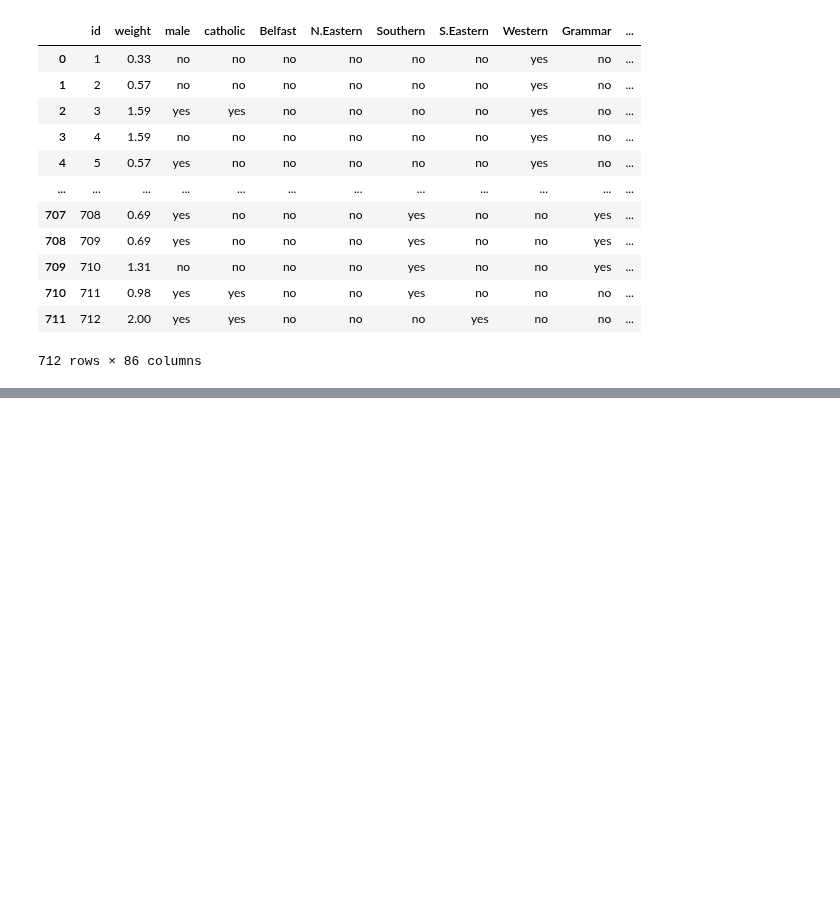
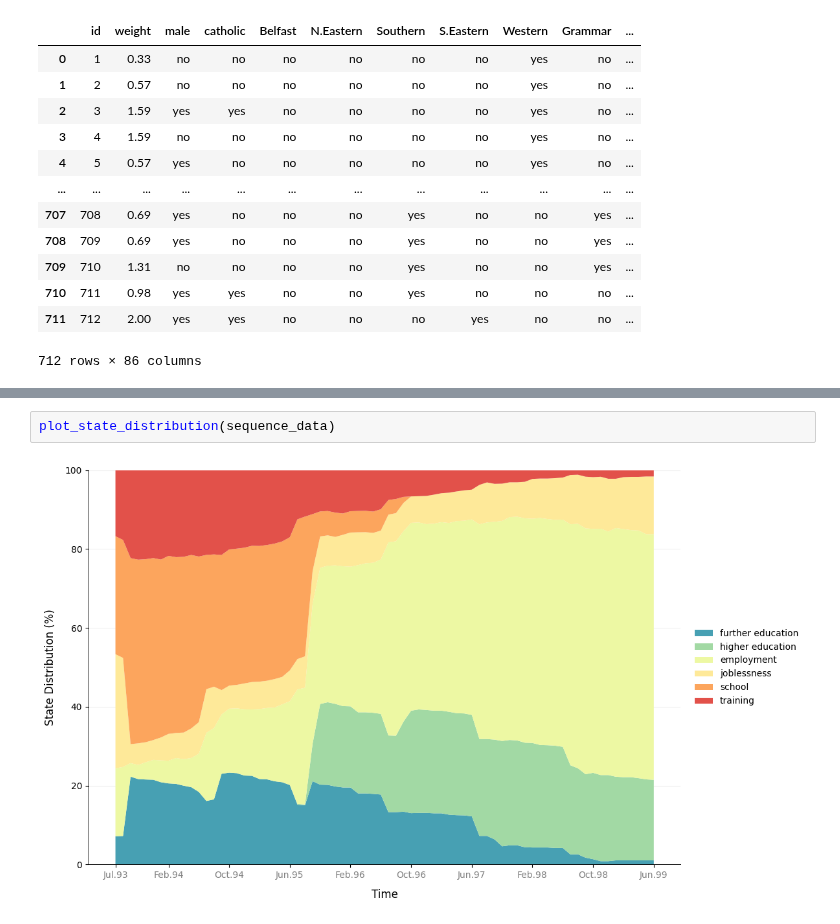
Before and after one commit to sdaza/Sequenzo, a Jupyter notebook: Tutorials/weighted_data/mvad.ipynb, the cells around one changed output, grey strips where cells are left out. Saved outputs shown, nothing was run; the diff lists cells and outputs as text; blank space fills up the shorter version.

```diff
--- a/Tutorials/weighted_data/mvad.ipynb
+++ b/Tutorials/weighted_data/mvad.ipynb
@@ -136,0 +146,4 @@ SequenceData(712 sequences, States: ['FE', 'HE', 'employment', 'joblessness', 's
+# %%
+plot_state_distribution(sequence_data)
+# %% [output]
+[figure, added]
```
Also changed, not shown: parts of 8 cells of this notebook, 12 other files.
